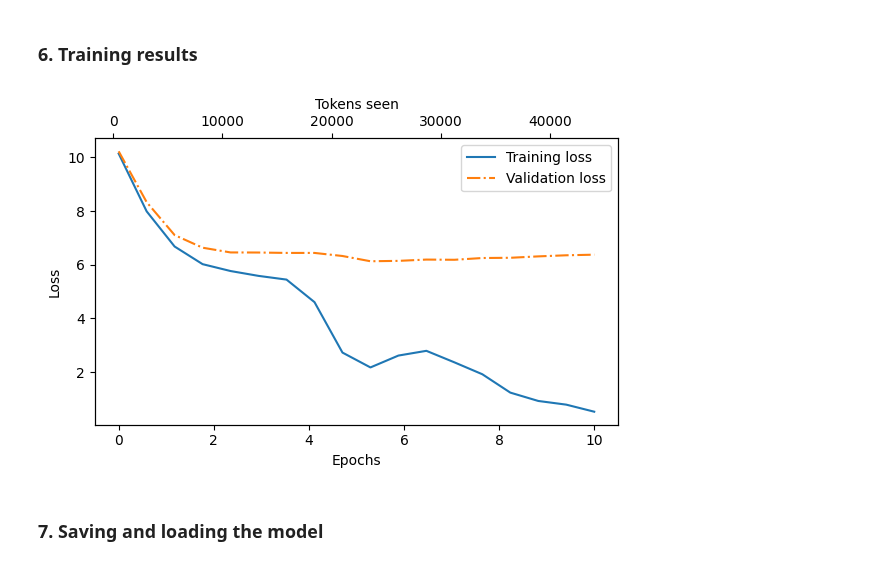
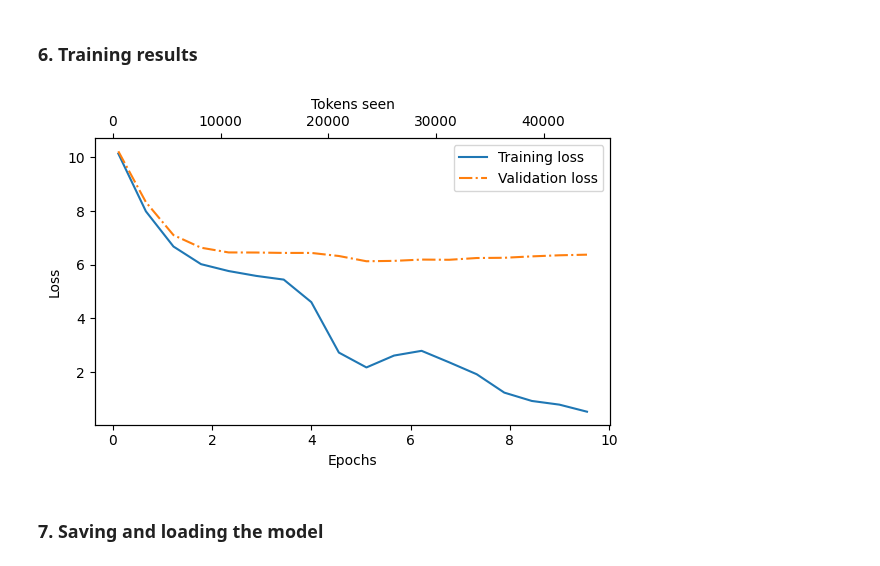
Before and after one commit to sergiogomezz/llm-lab, a Jupyter notebook: 01_pretraining/mini_gpt/notebooks/04_pretraining.ipynb, the cells around one changed output. Cells and saved outputs as stored; diff of their text form; code cells hidden in the pictures.

```diff
--- a/01_pretraining/mini_gpt/notebooks/04_pretraining.ipynb
+++ b/01_pretraining/mini_gpt/notebooks/04_pretraining.ipynb
@@ -779,20 +779,25 @@ def plot_losses(
     fig.tight_layout()
     plt.show()
 # %%
-epochs_seen = torch.linspace(
-    0,
-    num_epochs,
-    len(train_losses),
+tokens_per_epoch = (
+    len(train_loader)
+    * batch_size
+    * training_context_length
+)
+
+epochs_seen = (
+    torch.tensor(tokens_seen, dtype=torch.float32)
+    / tokens_per_epoch
 )
 
 plot_losses(
     epochs_seen,
     tokens_seen,
     train_losses,
     val_losses,
 )
 # %% [output]
-[figure, old version]
+[figure, new version]
 # %% [markdown]
 ### 7. Saving and loading the model
 # %% [markdown]
```
Also changed, not shown: parts of 10 cells of this notebook.
